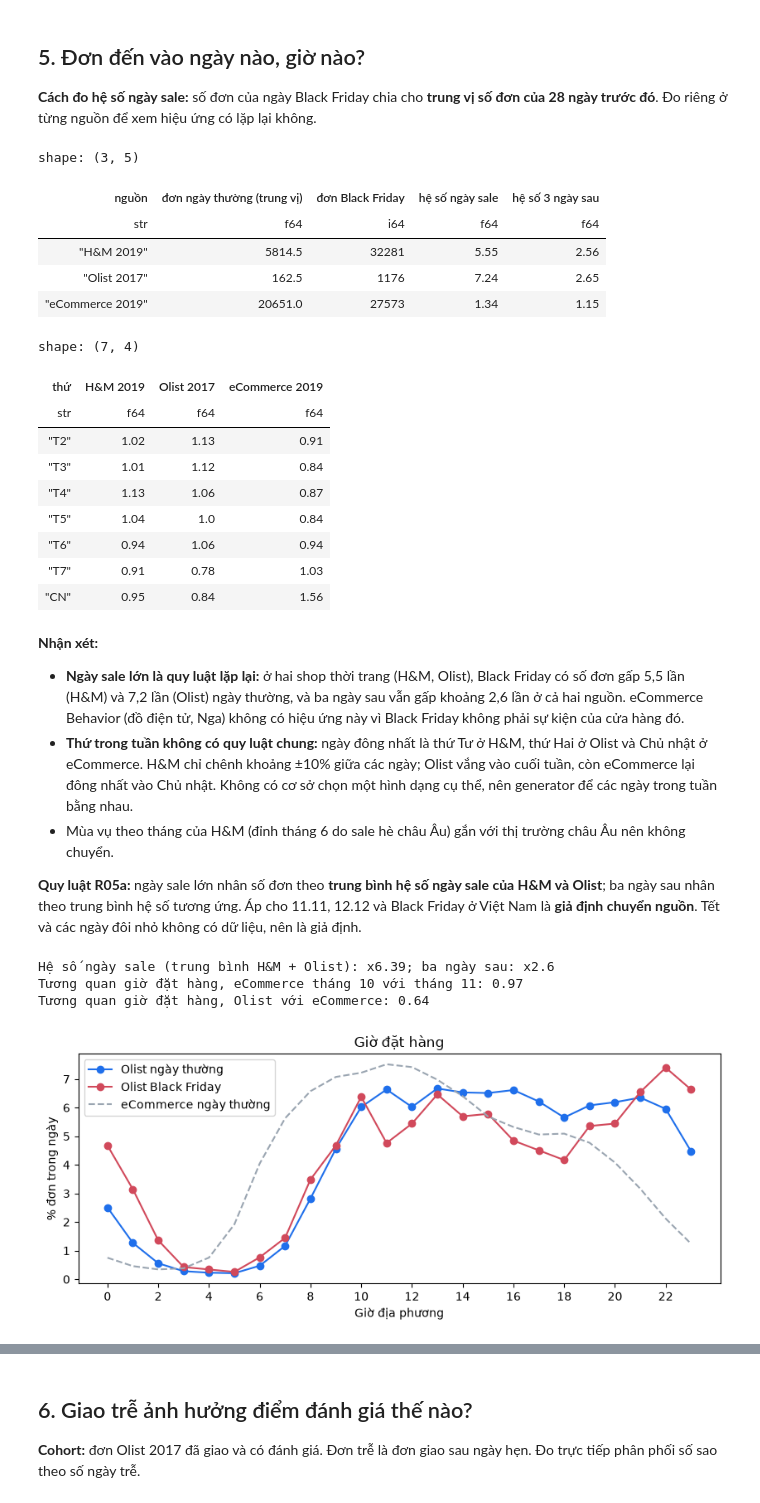
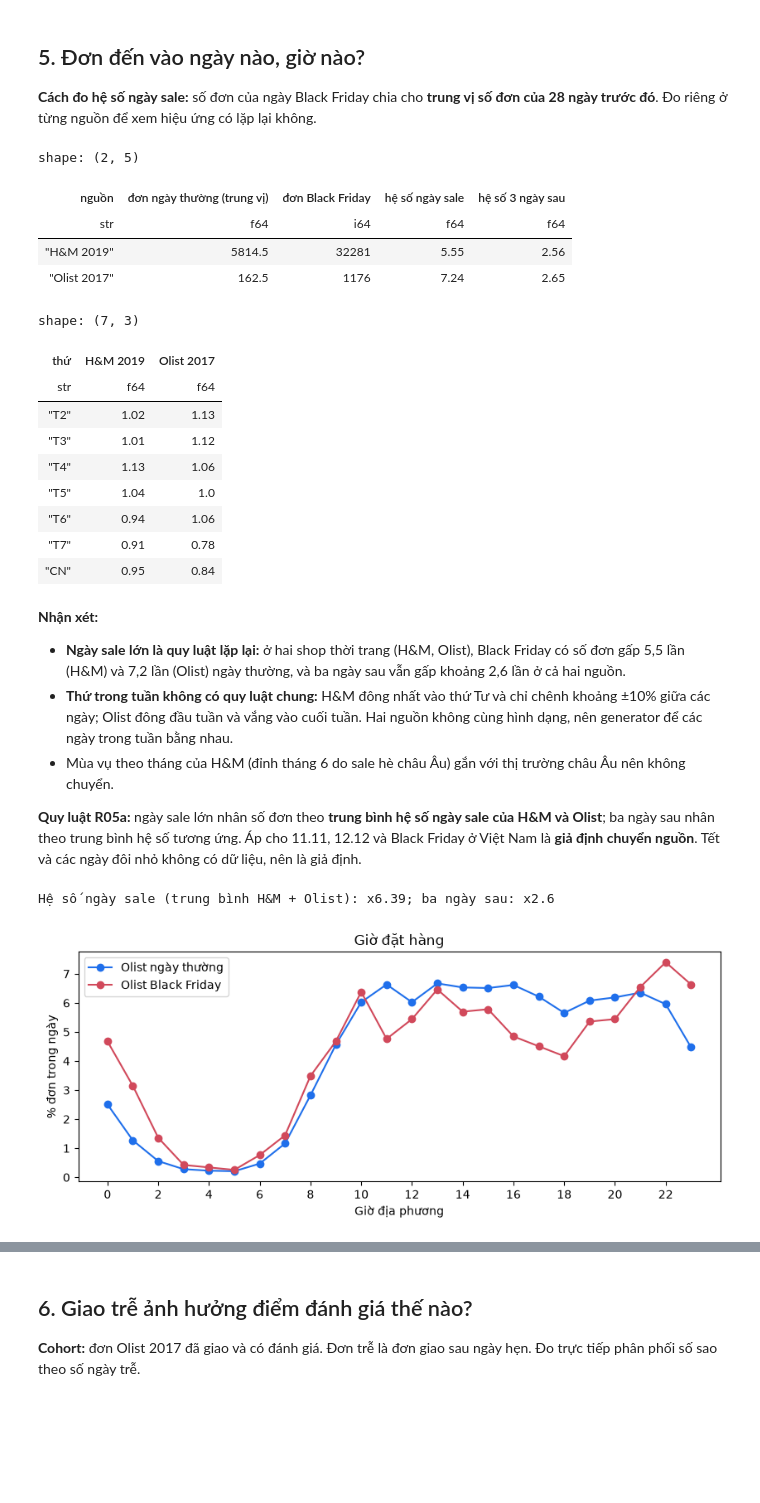
Before and after one commit to DanhTrannn/dk-ecommerce-data-platform, a Jupyter notebook: generator/notebooks/reference_datasets_eda.ipynb, the cells around one changed output, grey strips where cells are left out. Drawn from its saved outputs; the diff is of its cells as text; code cells hidden in the pictures; blank space fills up the shorter version.

```diff
--- a/generator/notebooks/reference_datasets_eda.ipynb
+++ b/generator/notebooks/reference_datasets_eda.ipynb
@@ -422,7 +394,6 @@ def daily_counts(frame, column):
 daily = {
     "H&M 2019": (daily_counts(purchase_days, "t_dat"), dt.date(2019, 11, 29)),
     "Olist 2017": (daily_counts(olist_orders.with_columns(day=pl.col("order_purchase_timestamp").dt.date()), "day"), dt.date(2017, 11, 24)),
-    "eCommerce 2019": (daily_counts(ecb.with_columns(day=pl.col("ts").dt.date()), "day"), dt.date(2019, 11, 29)),
 }
 rows = []
 for name, (counts, black_friday) in daily.items():
@@ -434,12 +405,11 @@ for name, (counts, black_friday) in daily.items():
 sale_table = pl.DataFrame(rows)
 sale_table
 # %% [output]
-shape: (3, 5)
+shape: (2, 5)
 | nguồn | đơn ngày thường (trung vị) | đơn Black Friday | hệ số ngày sale | hệ số 3 ngày sau |
 | str | f64 | i64 | f64 | f64 |
 | "H&M 2019" | 5814.5 | 32281 | 5.55 | 2.56 |
 | "Olist 2017" | 162.5 | 1176 | 7.24 | 2.65 |
-| "eCommerce 2019" | 20651.0 | 27573 | 1.34 | 1.15 |
 # %%
 weekday_rows = {}
 for name, (counts, _) in daily.items():
@@ -447,52 +417,45 @@ for name, (counts, _) in daily.items():
     weekday_rows[name] = np.round(by_weekday / by_weekday.mean(), 2)
 pl.DataFrame({"thứ": ["T2", "T3", "T4", "T5", "T6", "T7", "CN"], **weekday_rows})
 # %% [output]
-shape: (7, 4)
+shape: (7, 3)
-| thứ | H&M 2019 | Olist 2017 | eCommerce 2019 |
-| str | f64 | f64 | f64 |
-| "T2" | 1.02 | 1.13 | 0.91 |
-| "T3" | 1.01 | 1.12 | 0.84 |
-| "T4" | 1.13 | 1.06 | 0.87 |
-| "T5" | 1.04 | 1.0 | 0.84 |
-| "T6" | 0.94 | 1.06 | 0.94 |
-| "T7" | 0.91 | 0.78 | 1.03 |
-| "CN" | 0.95 | 0.84 | 1.56 |
+| thứ | H&M 2019 | Olist 2017 |
+| str | f64 | f64 |
+| "T2" | 1.02 | 1.13 |
+| "T3" | 1.01 | 1.12 |
+| "T4" | 1.13 | 1.06 |
+| "T5" | 1.04 | 1.0 |
+| "T6" | 0.94 | 1.06 |
+| "T7" | 0.91 | 0.78 |
+| "CN" | 0.95 | 0.84 |
 # %% [markdown]
 **Nhận xét:**
-- **Ngày sale lớn là quy luật lặp lại:** ở hai shop thời trang (H&M, Olist), Black Friday có số đơn gấp 5,5 lần (H&M) và 7,2 lần (Olist) ngày thường, và ba ngày sau vẫn gấp khoảng 2,6 lần ở cả hai nguồn. eCommerce Behavior (đồ điện tử, Nga) không có hiệu ứng này vì Black Friday không phải sự kiện của cửa hàng đó.
-- **Thứ trong tuần không có quy luật chung:** ngày đông nhất là thứ Tư ở H&M, thứ Hai ở Olist và Chủ nhật ở eCommerce. H&M chỉ chênh khoảng ±10% giữa các ngày; Olist vắng vào cuối tuần, còn eCommerce lại đông nhất vào Chủ nhật. Không có cơ sở chọn một hình dạng cụ thể, nên generator để các ngày trong tuần bằng nhau.
+- **Ngày sale lớn là quy luật lặp lại:** ở hai shop thời trang (H&M, Olist), Black Friday có số đơn gấp 5,5 lần (H&M) và 7,2 lần (Olist) ngày thường, và ba ngày sau vẫn gấp khoảng 2,6 lần ở cả hai nguồn.
+- **Thứ trong tuần không có quy luật chung:** H&M đông nhất vào thứ Tư và chỉ chênh khoảng ±10% giữa các ngày; Olist đông đầu tuần và vắng vào cuối tuần. Hai nguồn không cùng hình dạng, nên generator để các ngày trong tuần bằng nhau.
 - Mùa vụ theo tháng của H&M (đỉnh tháng 6 do sale hè châu Âu) gắn với thị trường châu Âu nên không chuyển.
 
 **Quy luật R05a:** ngày sale lớn nhân số đơn theo **trung bình hệ số ngày sale của H&M và Olist**; ba ngày sau nhân theo trung bình hệ số tương ứng. Áp cho 11.11, 12.12 và Black Friday ở Việt Nam là **giả định chuyển nguồn**. Tết và các ngày đôi nhỏ không có dữ liệu, nên là giả định.
 # %%
 fashion = sale_table.filter(pl.col("nguồn").is_in(["H&M 2019", "Olist 2017"]))
 sale_multiplier = round(fashion["hệ số ngày sale"].mean(), 2)
 after_multiplier = round(fashion["hệ số 3 ngày sau"].mean(), 2)
 
 
 def hour_share(frame, column, condition):
     counts = frame.filter(condition).group_by(hour=pl.col(column).dt.hour()).len().sort("hour")["len"].to_numpy()
     return counts / counts.sum()
 
 
 olist_day = pl.col("order_purchase_timestamp").dt.date() == dt.date(2017, 11, 24)
 olist_normal = hour_share(olist_orders, "order_purchase_timestamp", ~olist_day)
 olist_sale = hour_share(olist_orders, "order_purchase_timestamp", olist_day)
-ecb_october = hour_share(ecb, "ts", pl.col("ts").dt.month() == 10)
-ecb_november = hour_share(ecb, "ts", (pl.col("ts").dt.month() == 11) & (pl.col("ts").dt.date() != dt.date(2019, 11, 29)))
 print(f"Hệ số ngày sale (trung bình H&M + Olist): x{sale_multiplier}; ba ngày sau: x{after_multiplier}")
-print("Tương quan giờ đặt hàng, eCommerce tháng 10 với tháng 11:", round(np.corrcoef(ecb_october, ecb_november)[0, 1], 2))
-print("Tương quan giờ đặt hàng, Olist với eCommerce:", round(np.corrcoef(olist_normal, ecb_october)[0, 1], 2))
 fig, ax = plt.subplots()
 ax.plot(olist_normal * 100, "-o", color="#1f6feb", label="Olist ngày thường")
 ax.plot(olist_sale * 100, "-o", color="#d1495b", label="Olist Black Friday")
-ax.plot(ecb_october * 100, "--", color="#9aa5b1", label="eCommerce ngày thường")
 ax.set(xlabel="Giờ địa phương", ylabel="% đơn trong ngày", xticks=range(0, 24, 2), title="Giờ đặt hàng")
 ax.legend()
 plt.show()
 # %% [output]
 Hệ số ngày sale (trung bình H&M + Olist): x6.39; ba ngày sau: x2.6
-Tương quan giờ đặt hàng, eCommerce tháng 10 với tháng 11: 0.97
-Tương quan giờ đặt hàng, Olist với eCommerce: 0.64
-[figure, old version]
+[figure, new version]
 # %% [markdown]
```
Also changed, not shown: parts of 7 cells of this notebook, 3 other files.
